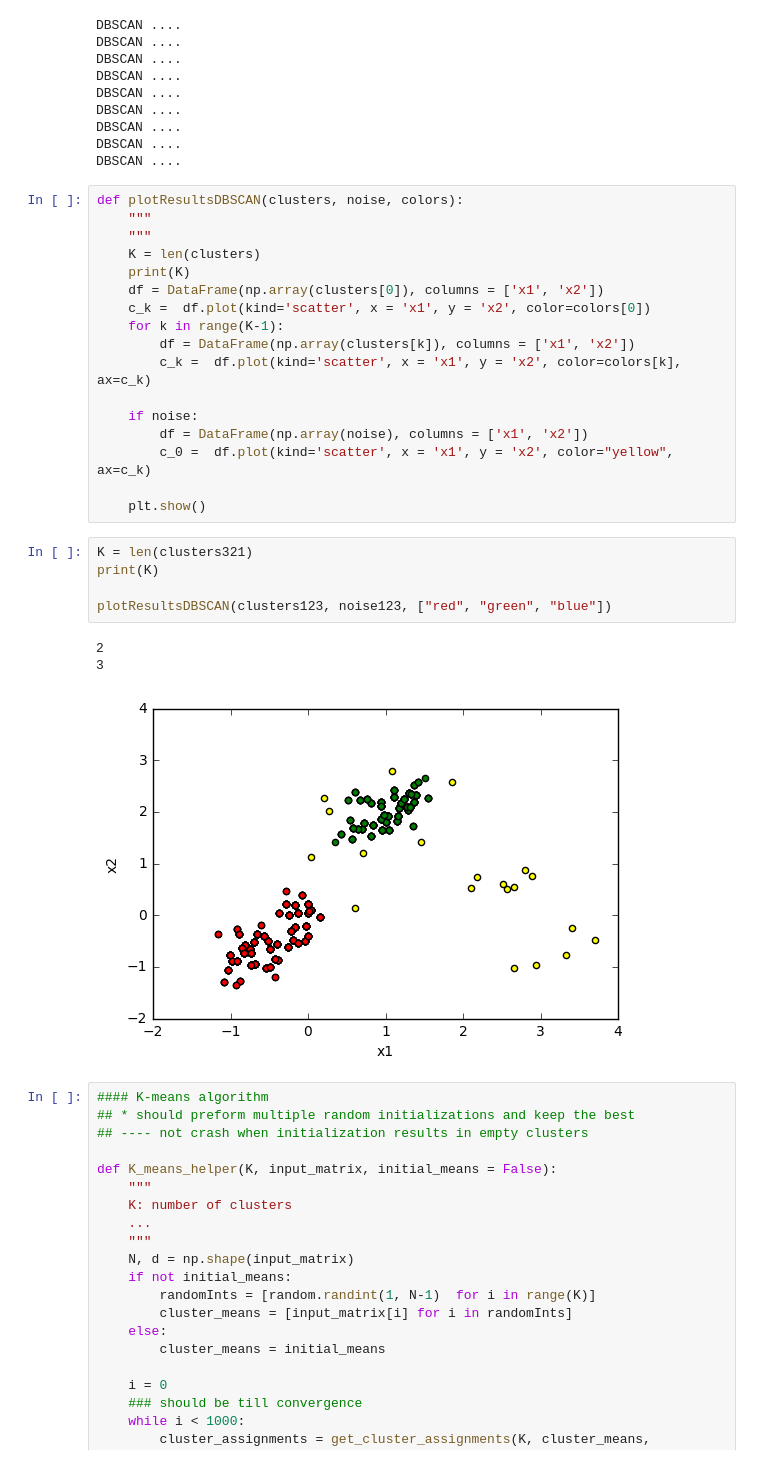
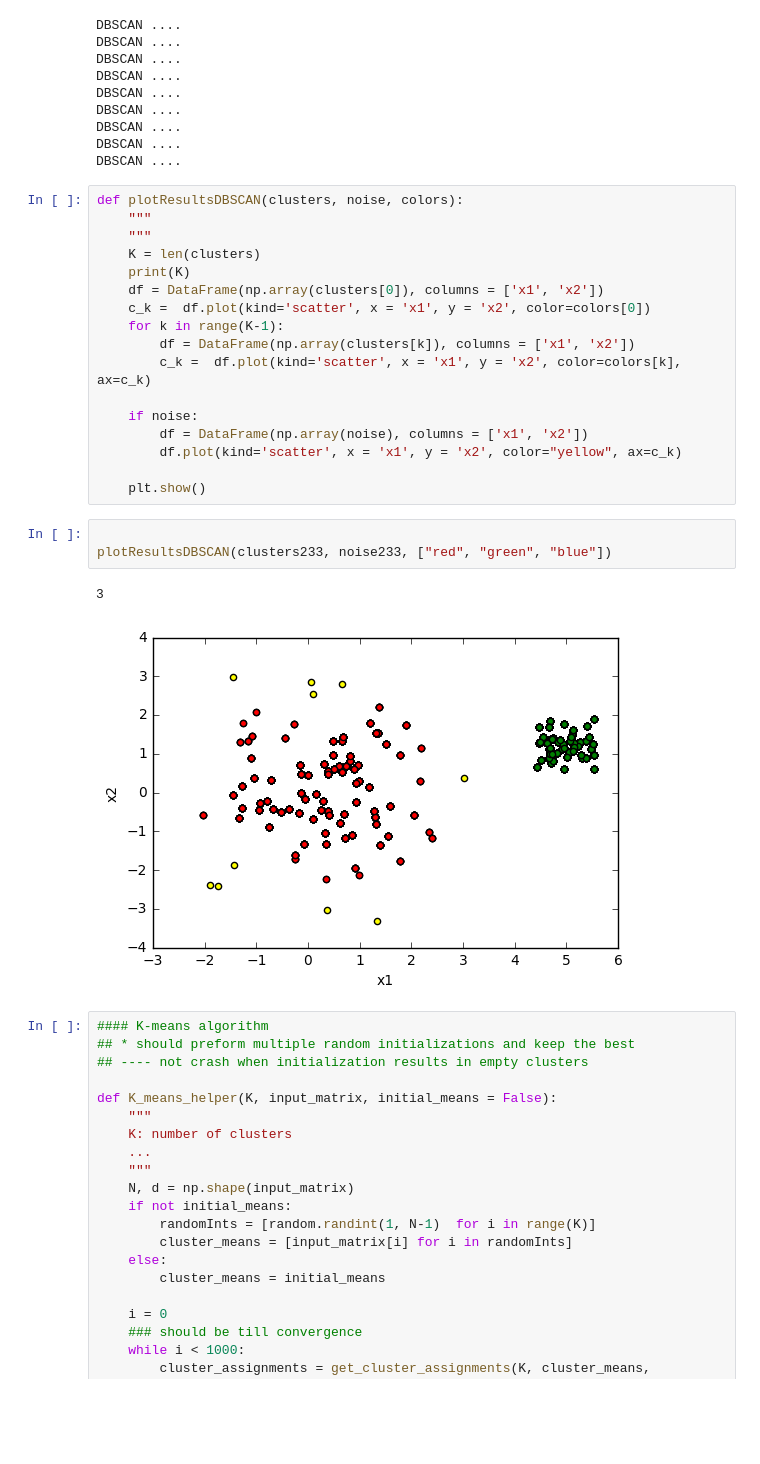
Before and after one commit to mahaalkh/CS6220_DataMining, a Jupyter notebook: Maha_Alkhairy_CS6220_HW4/HW4_V1.ipynb, the cells around one changed output. Saved outputs shown, nothing was run; the diff lists cells and outputs as text; blank space fills up the shorter version.

```diff
--- a/Maha_Alkhairy_CS6220_HW4/HW4_V1.ipynb
+++ b/Maha_Alkhairy_CS6220_HW4/HW4_V1.ipynb
@@ -359,18 +359,15 @@ def plotResultsDBSCAN(clusters, noise, colors):
 
     if noise:
         df = DataFrame(np.array(noise), columns = ['x1', 'x2'])
-        c_0 =  df.plot(kind='scatter', x = 'x1', y = 'x2', color="yellow", ax=c_k)
+        df.plot(kind='scatter', x = 'x1', y = 'x2', color="yellow", ax=c_k)
 
     plt.show()
-# %%
-K = len(clusters321)
-print(K)
-
-plotResultsDBSCAN(clusters123, noise123, ["red", "green", "blue"])
-# %% [output]
-2
-3
-[figure, removed]
+# %%
+
+plotResultsDBSCAN(clusters233, noise233, ["red", "green", "blue"])
+# %% [output]
+3
+[figure, added]
 # %%
 #### K-means algorithm
 ## * should preform multiple random initializations and keep the best
```
Also changed, not shown: parts of 1 cell of this notebook, 1 other file.
